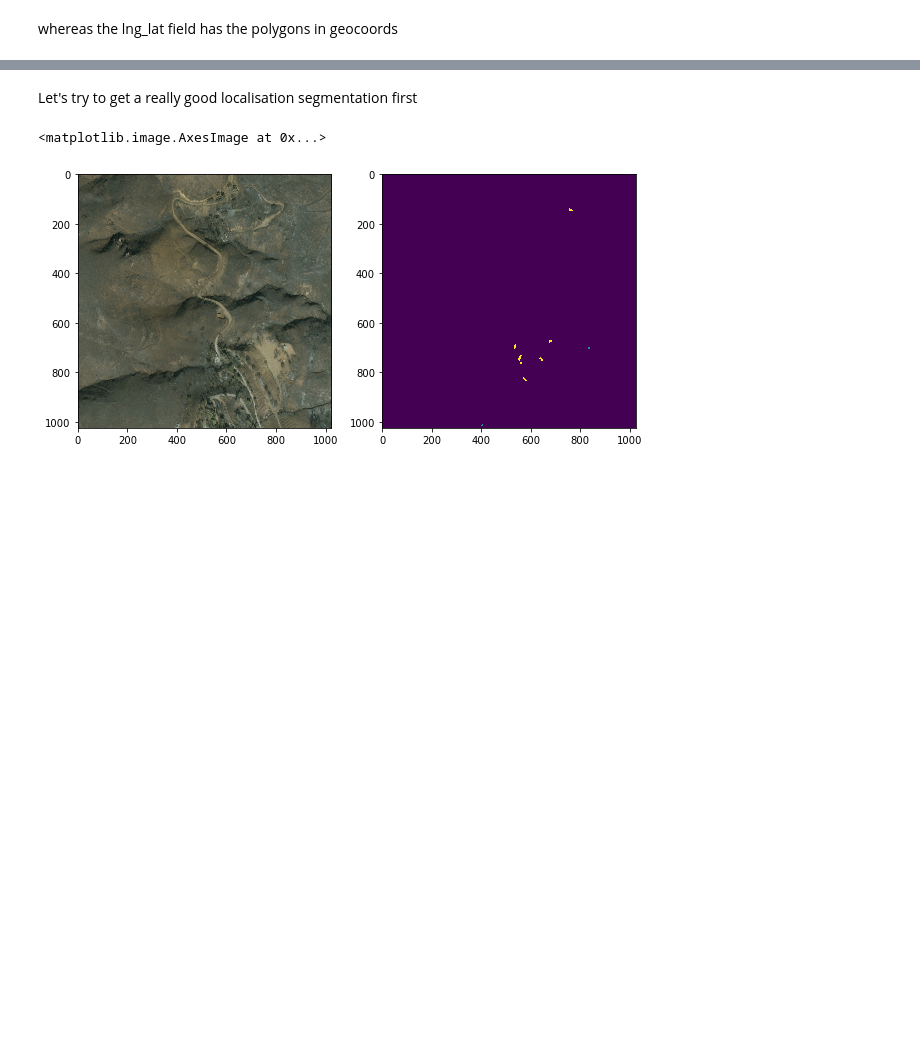
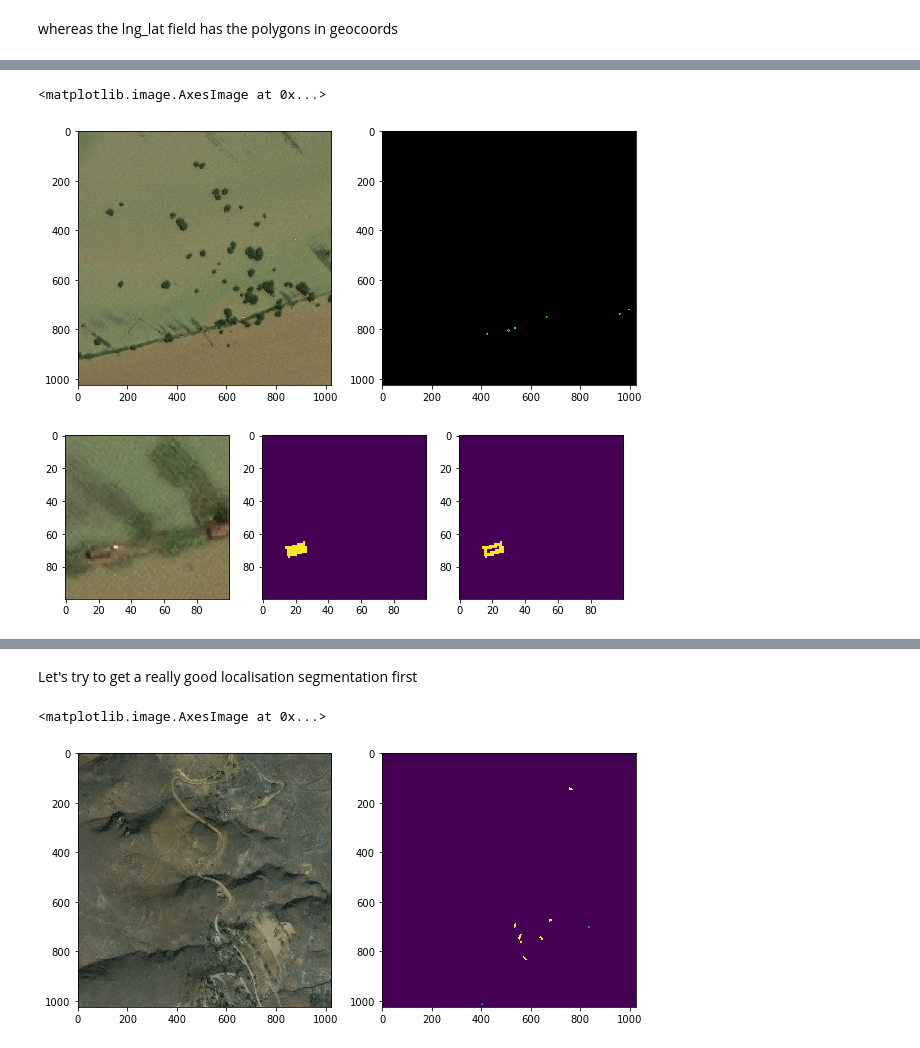
Before and after one commit to wwymak/spacenet-buildings, a Jupyter notebook: xview2/extended data-- inspect + mask creation.ipynb, the cells around one changed output, grey strips where cells are left out. Drawn from its saved outputs; the diff is of its cells as text; code cells hidden in the pictures; blank space fills up the shorter version.

Commit message:
masks round2

```diff
--- a/xview2/extended data-- inspect + mask creation.ipynb
+++ b/xview2/extended data-- inspect + mask creation.ipynb
@@ -237,0 +238,43 @@ test_mask= sol.
+# %%
+tile_size=1024
+label_gdf = parse_json(test_label)
+fp_mask = sol.vector.mask.footprint_mask(df=label_gdf,geom_col='geometry_pixel',
+                                         burn_field='damage_cls', shape=(tile_size,tile_size))
+
+boundary_mask = sol.vector.mask.boundary_mask(footprint_msk=fp_mask,
+    boundary_width=5, boundary_type='inner', burn_value=255)
+
+combined_mask = np.rollaxis(np.stack([fp_mask, boundary_mask, np.zeros_like(fp_mask)]), 0,3)
+fig, (ax1, ax2) = plt.subplots(1,2,figsize=(10, 5))
+ax1.imshow(img)
+ax2.imshow(combined_mask)
+
+#zoom into the buildings
+fig, (ax1, ax2, ax3) = plt.subplots(1,3,figsize=(10, 5))
+ax1.imshow(img[750:850, 400:500])
+ax2.imshow(fp_mask[750:850, 400:500])
+ax3.imshow(boundary_mask[750:850, 400:500])
+
+# contact_mask = sol.vector.mask.contact_mask(df=label_gdf.rename(columns={"geometry_pixel": "geometry"}),
+# #                                             geom_col='geometry_pixel',
+#     contact_spacing=10, meters=False, out_file=None,
+#     do_transform=None, affine_obj=None, shape=(tile_size,tile_size), burn_value=255)
+# # f, ax = plt.subplots(figsize=(5,5))
+# # plt.imshow(fp_mask/4 * 255)
+
+
+#
+# test_mask = sol.vector.mask.df_to_px_mask(df=label_gdf.rename(columns={"geometry_pixel": "geometry"}),
+#      channels=['footprint', 'boundary', 'contact'],#do_transform=False,
+#      shape=(tile_size,tile_size),
+# #      boundary_width=5,
+#      boundary_type='inner', contact_spacing=5, meters=False)
+
+# print(test_mask.shape)
+# fig, (ax1, ax2) = plt.subplots(1,2,figsize=(10, 5))
+# ax1.imshow(np.moveaxis(test_mask,0,2))
+# ax2.imshow(fbc_mask)
+# %% [output]
+<matplotlib.image.AxesImage at 0x...>
+[figure, added]
+[figure, added]
```
Also changed, not shown: parts of 30 cells of this notebook.
